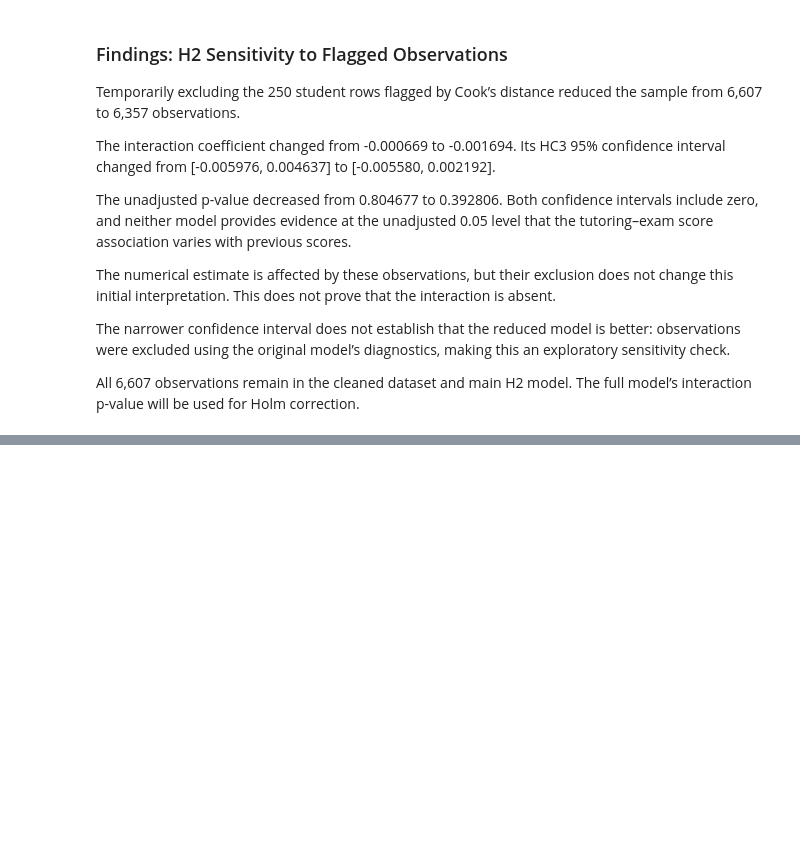
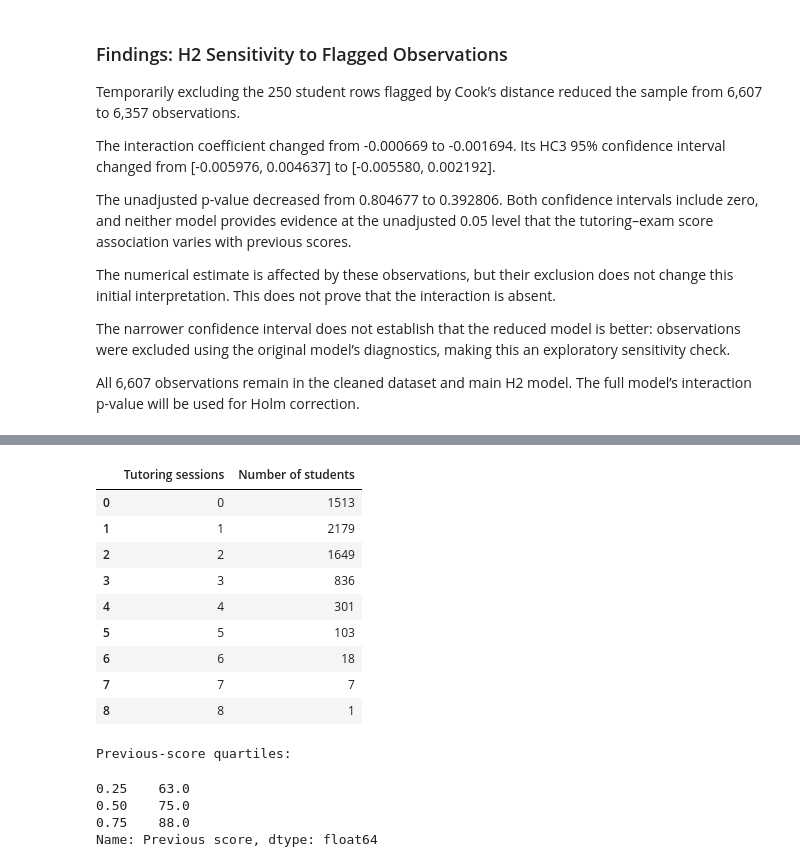
Before and after one commit to LieneRubule/student-performance-analysis, a Jupyter notebook: jupyter_notebooks/Student_Performance_Hypothesis_Testing.ipynb, the cells around one changed output, grey strips where cells are left out. Cells and saved outputs as stored; diff of their text form; code cells hidden in the pictures; blank space fills up the shorter version.

Commit message:
Check data support and select representative values for H2 chart

```diff
--- a/jupyter_notebooks/Student_Performance_Hypothesis_Testing.ipynb
+++ b/jupyter_notebooks/Student_Performance_Hypothesis_Testing.ipynb
@@ -1525,0 +1536,35 @@ The full model’s interaction p-value will be used for Holm correction.
+# %%
+# Created with assistance from ChatGPT.
+# Inspect the data supporting the planned H2 interaction chart.
+
+h2_tutoring_counts = (
+    h2_data["Tutoring_Sessions"]
+    .value_counts()
+    .sort_index()
+    .rename_axis("Tutoring sessions")
+    .reset_index(name="Number of students")
+)
+
+h2_previous_quantiles = h2_data["Previous_Scores"].quantile(
+    [0.25, 0.50, 0.75]
+)
+
+display(h2_tutoring_counts)
+print("Previous-score quartiles:")
+display(h2_previous_quantiles.rename("Previous score"))
+# %% [output]
+|  | Tutoring sessions | Number of students |
+| 0 | 0 | 1513 |
+| 1 | 1 | 2179 |
+| 2 | 2 | 1649 |
+| 3 | 3 | 836 |
+| 4 | 4 | 301 |
+| 5 | 5 | 103 |
+| 6 | 6 | 18 |
+| 7 | 7 | 7 |
+| 8 | 8 | 1 |
+Previous-score quartiles:
+0.25    63.0
+0.50    75.0
+0.75    88.0
+Name: Previous score, dtype: float64
```
Also changed, not shown: parts of 2 cells of this notebook.
